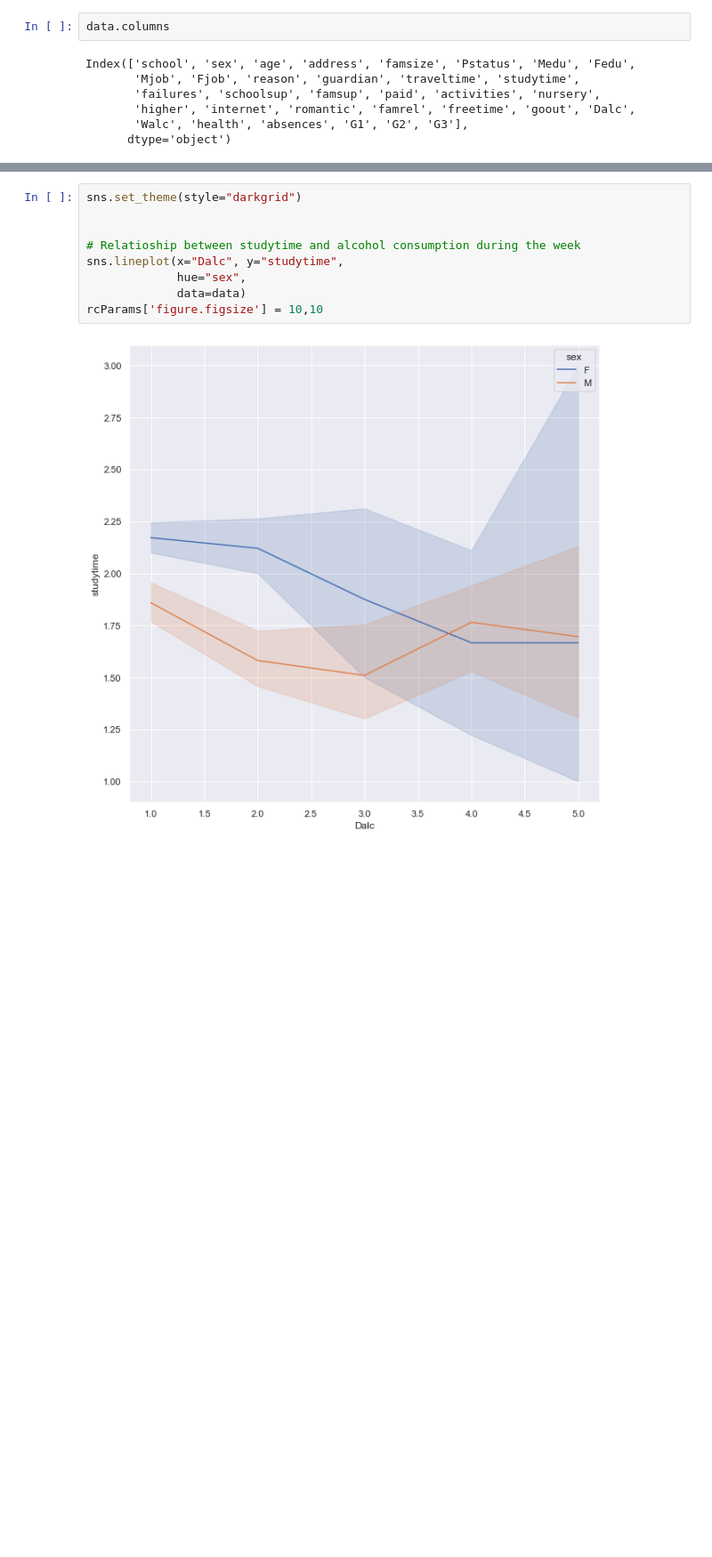
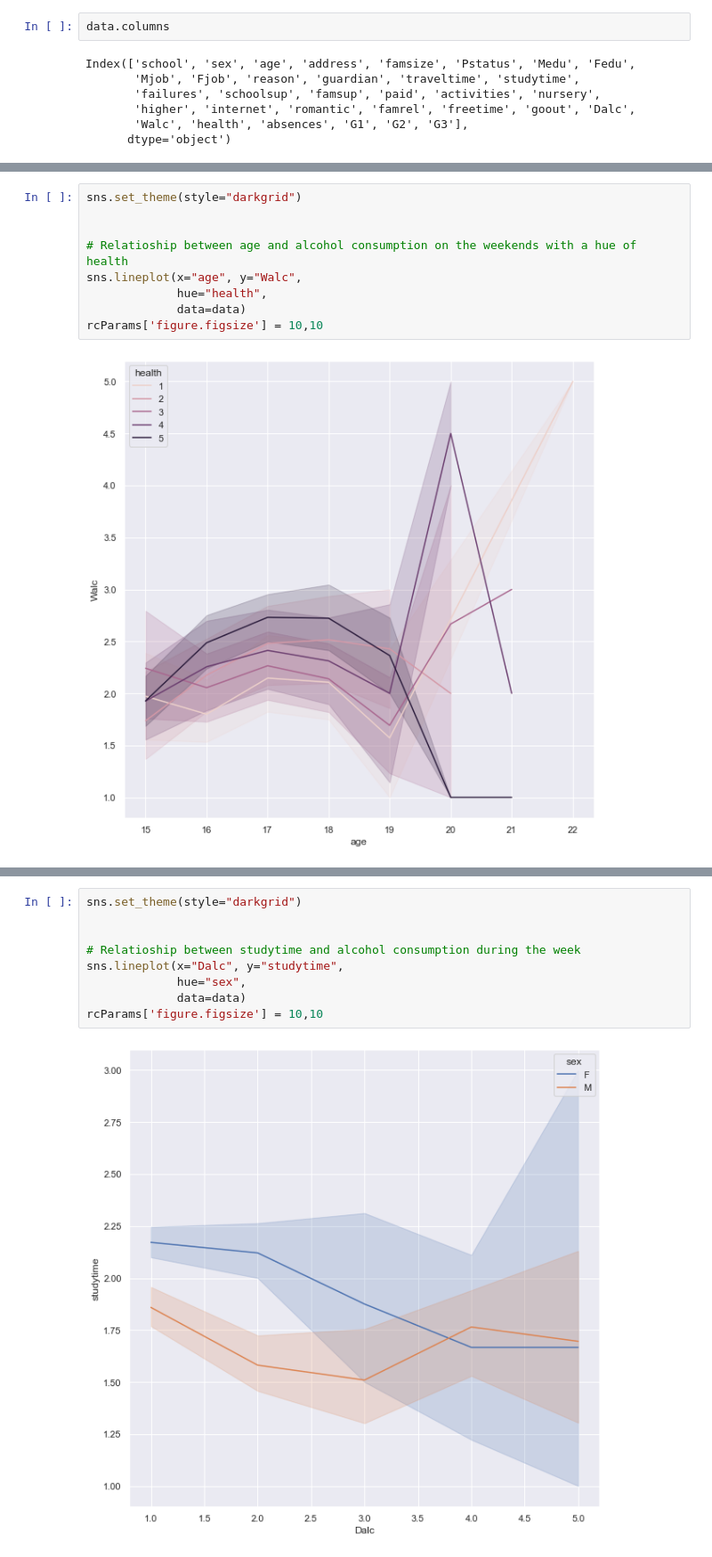
Before and after one commit to jaimiesj/health_outcomes, a Jupyter notebook: project_model.ipynb, the cells around one changed output, grey strips where cells are left out. Shown: that part at 89% size. Saved outputs shown, nothing was run; the diff lists cells and outputs as text; blank space fills up the shorter version.

```diff
--- a/project_model.ipynb
+++ b/project_model.ipynb
@@ -47,0 +68,11 @@ sns.displot(data['Dalc'],kde=True)
+# %%
+sns.set_theme(style="darkgrid")
+
+
+# Relatioship between age and alcohol consumption on the weekends with a hue of health
+sns.lineplot(x="age", y="Walc",
+             hue="health",
+             data=data)
+rcParams['figure.figsize'] = 10,10
+# %% [output]
+[figure, added]
```
Also changed, not shown: parts of 19 cells of this notebook.
